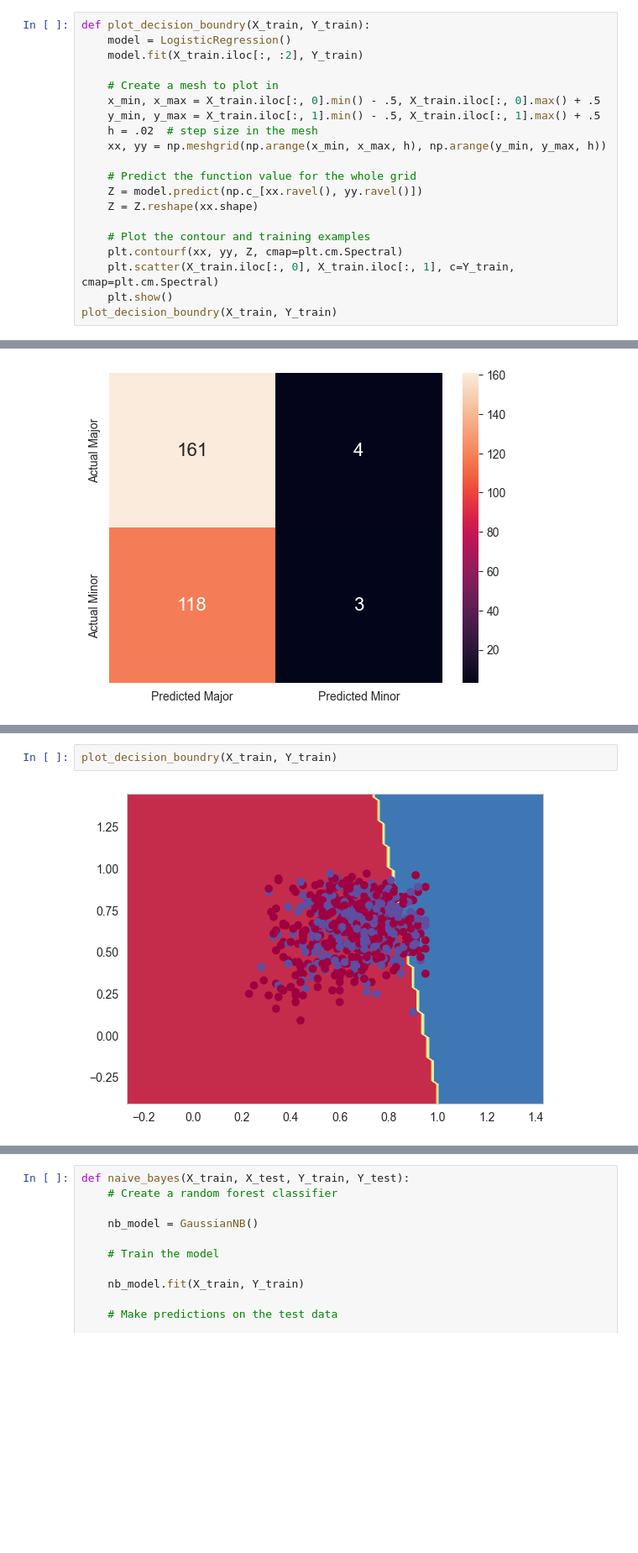
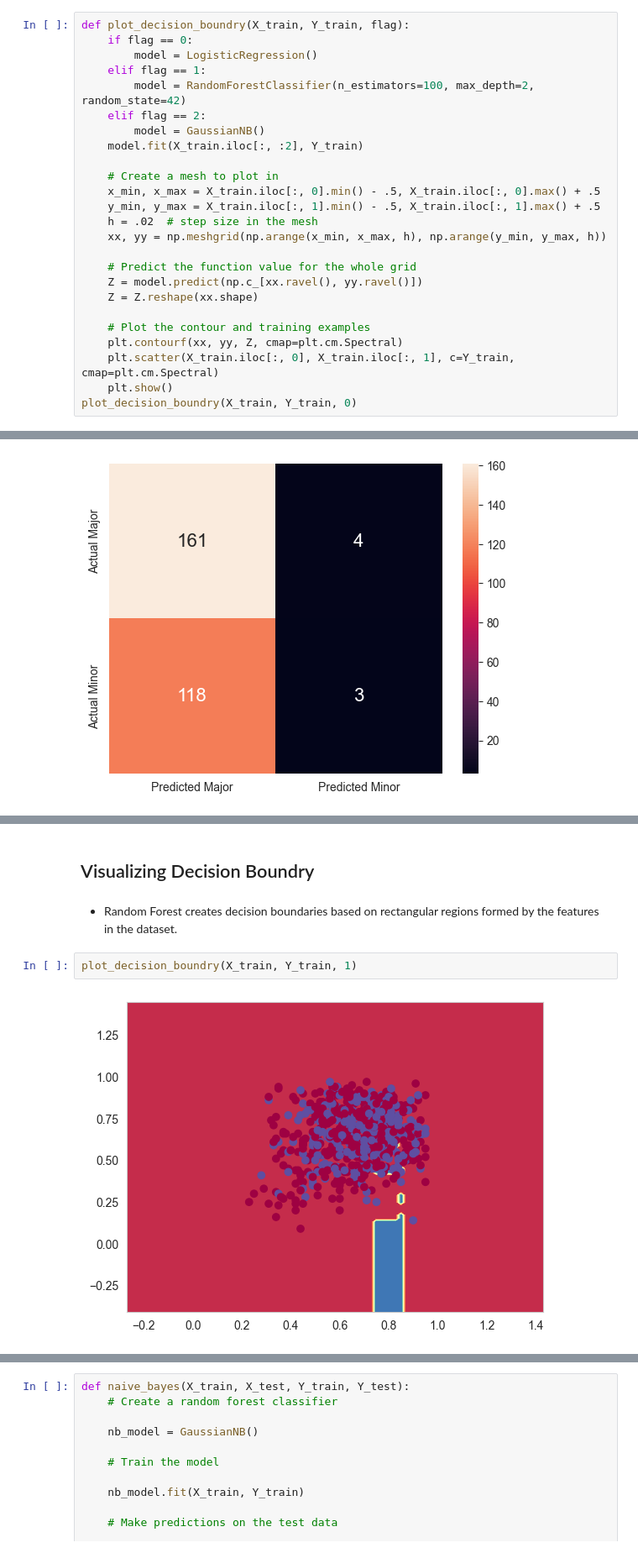
Before and after one commit to omar-elmeteny/MLProject, a Jupyter notebook: ml_project.ipynb, the cells around one changed output, grey strips where cells are left out. Shown at 84% size. Saved outputs shown, nothing was run; the diff lists cells and outputs as text; blank space fills up the shorter version.

```diff
--- a/ml_project.ipynb
+++ b/ml_project.ipynb
@@ -1065,6 +1258,11 @@ plot_roc_curve(log_model, X_test, Y_test)
 # %%
-def plot_decision_boundry(X_train, Y_train):
-    model = LogisticRegression()
+def plot_decision_boundry(X_train, Y_train, flag):
+    if flag == 0:
+        model = LogisticRegression()
+    elif flag == 1:
+        model = RandomForestClassifier(n_estimators=100, max_depth=2, random_state=42)
+    elif flag == 2:
+        model = GaussianNB()
     model.fit(X_train.iloc[:, :2], Y_train)
 
     # Create a mesh to plot in
@@ -1081,6 +1279,6 @@ def plot_decision_boundry(X_train, Y_train):
     plt.contourf(xx, yy, Z, cmap=plt.cm.Spectral)
     plt.scatter(X_train.iloc[:, 0], X_train.iloc[:, 1], c=Y_train, cmap=plt.cm.Spectral)
     plt.show()
-plot_decision_boundry(X_train, Y_train)
+plot_decision_boundry(X_train, Y_train, 0)
 # %% [output]
 [figure]
@@ -1177,4 +1388,8 @@ plot_roc_curve(rf_model, X_test, Y_test)
+# %% [markdown]
+## Visualizing Decision Boundry
+# %% [markdown]
+- Random Forest creates decision boundaries based on rectangular regions formed by the features in the dataset.
 # %%
-plot_decision_boundry(X_train, Y_train)
+plot_decision_boundry(X_train, Y_train, 1)
 # %% [output]
-[figure, old version]
+[figure, new version]
```
Also changed, not shown: parts of 98 cells of this notebook.
